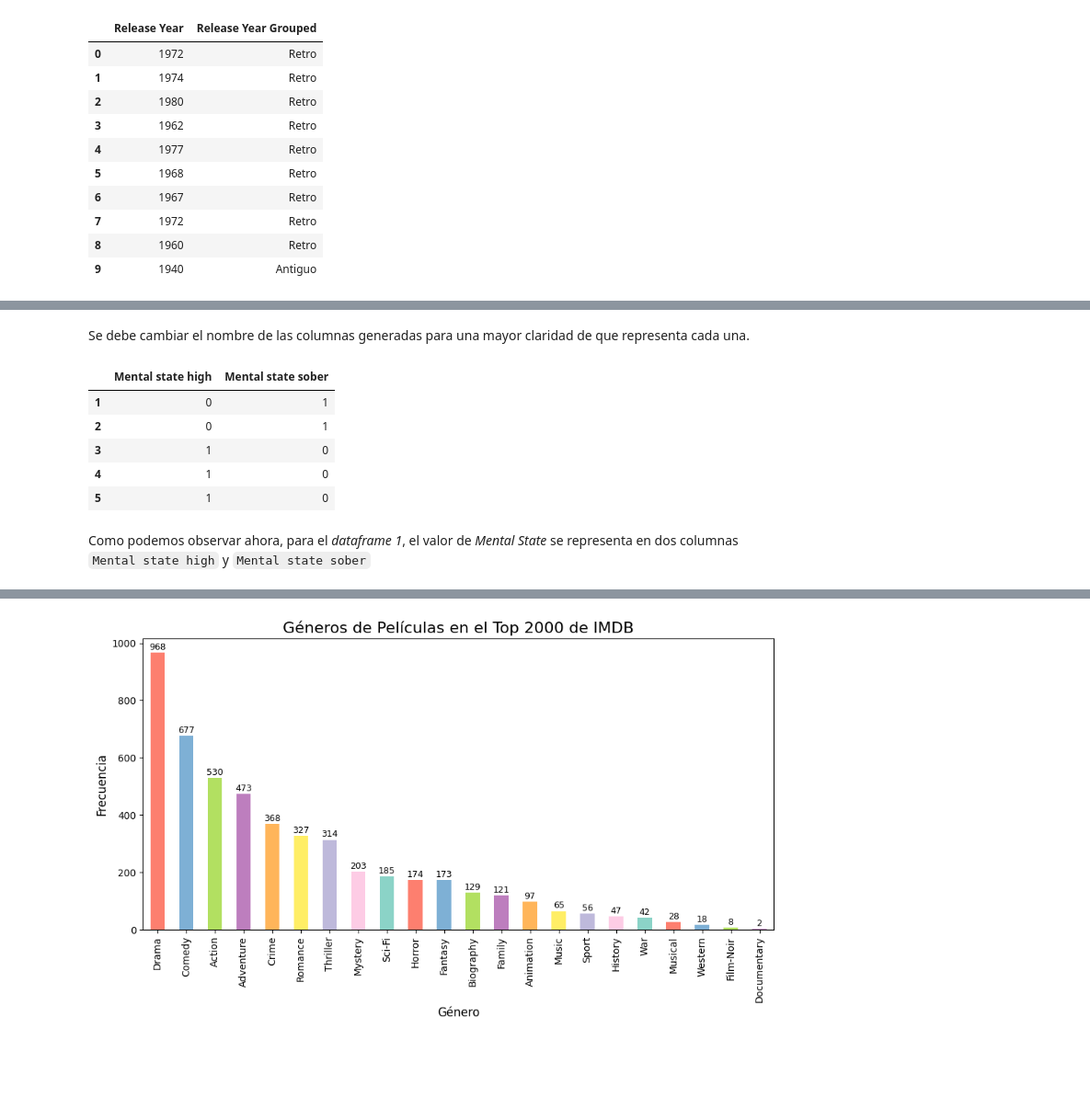
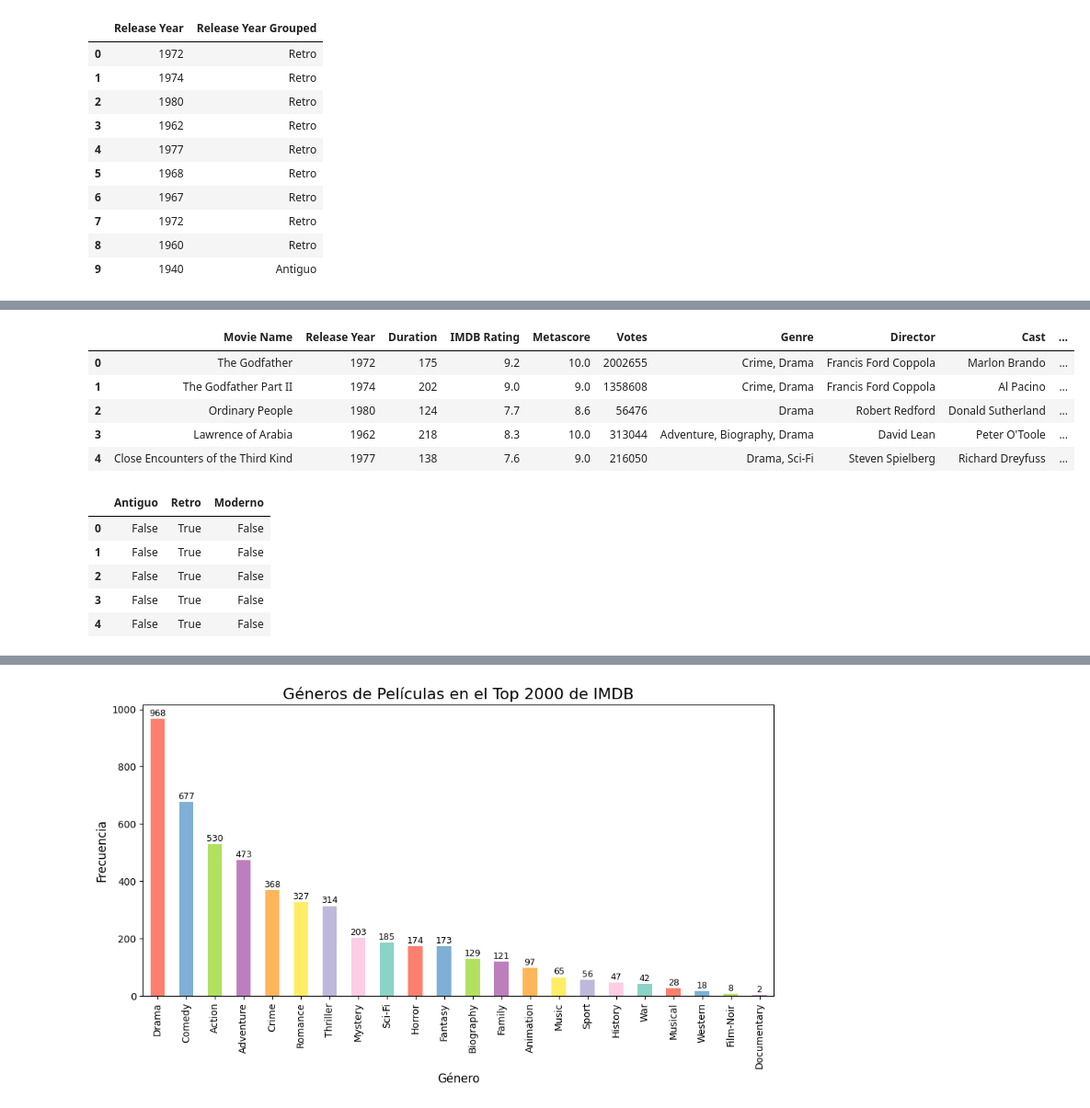
Before and after one commit to DiegoAraneda98/TCPD-Tarea-2, a Jupyter notebook: tarea2.ipynb, the cells around one changed output, grey strips where cells are left out. Shown at 92% size. Cells and saved outputs as stored; diff of their text form; code cells hidden in the pictures; blank space fills up the shorter version.

Commit message:
variable indicadora

```diff
--- a/tarea2.ipynb
+++ b/tarea2.ipynb
@@ -381,14 +362,19 @@ variable_indicadora.head()
-# %% [markdown]
-Se debe cambiar el nombre de las columnas generadas para una mayor claridad de que representa cada una.
-# %%
-variable_indicadora.rename(columns={'high':'Mental state high', 'sober':'Mental state sober'}, inplace=True)
-variable_indicadora.head()
-# %% [output]
-|  | Mental state high | Mental state sober |
-| 1 | 0 | 1 |
-| 2 | 0 | 1 |
-| 3 | 1 | 0 |
-| 4 | 1 | 0 |
-| 5 | 1 | 0 |
-# %% [markdown]
-Como podemos observar ahora, para el *dataframe 1*, el valor de *Mental State* se representa en dos columnas `Mental state high` y `Mental state sober`
+# %%
+df.head()
+# %% [output]
+|  | Movie Name | Release Year | Duration | IMDB Rating | Metascore | Votes | Genre | Director | Cast | ... |
+| 0 | The Godfather | 1972 | 175 | 9.2 | 10.0 | 2002655 | Crime, Drama | Francis Ford Coppola | Marlon Brando | ... |
+| 1 | The Godfather Part II | 1974 | 202 | 9.0 | 9.0 | 1358608 | Crime, Drama | Francis Ford Coppola | Al Pacino | ... |
+| 2 | Ordinary People | 1980 | 124 | 7.7 | 8.6 | 56476 | Drama | Robert Redford | Donald Sutherland | ... |
+| 3 | Lawrence of Arabia | 1962 | 218 | 8.3 | 10.0 | 313044 | Adventure, Biography, Drama | David Lean | Peter O'Toole | ... |
+| 4 | Close Encounters of the Third Kind | 1977 | 138 | 7.6 | 9.0 | 216050 | Drama, Sci-Fi | Steven Spielberg | Richard Dreyfuss | ... |
+# %%
+variable_indicadora = pd.get_dummies(df["Release Year Grouped"])
+variable_indicadora.head()
+# %% [output]
+|  | Antiguo | Retro | Moderno |
+| 0 | False | True | False |
+| 1 | False | True | False |
+| 2 | False | True | False |
+| 3 | False | True | False |
+| 4 | False | True | False |
```
Also changed, not shown: parts of 40 cells of this notebook, 1 other file.
